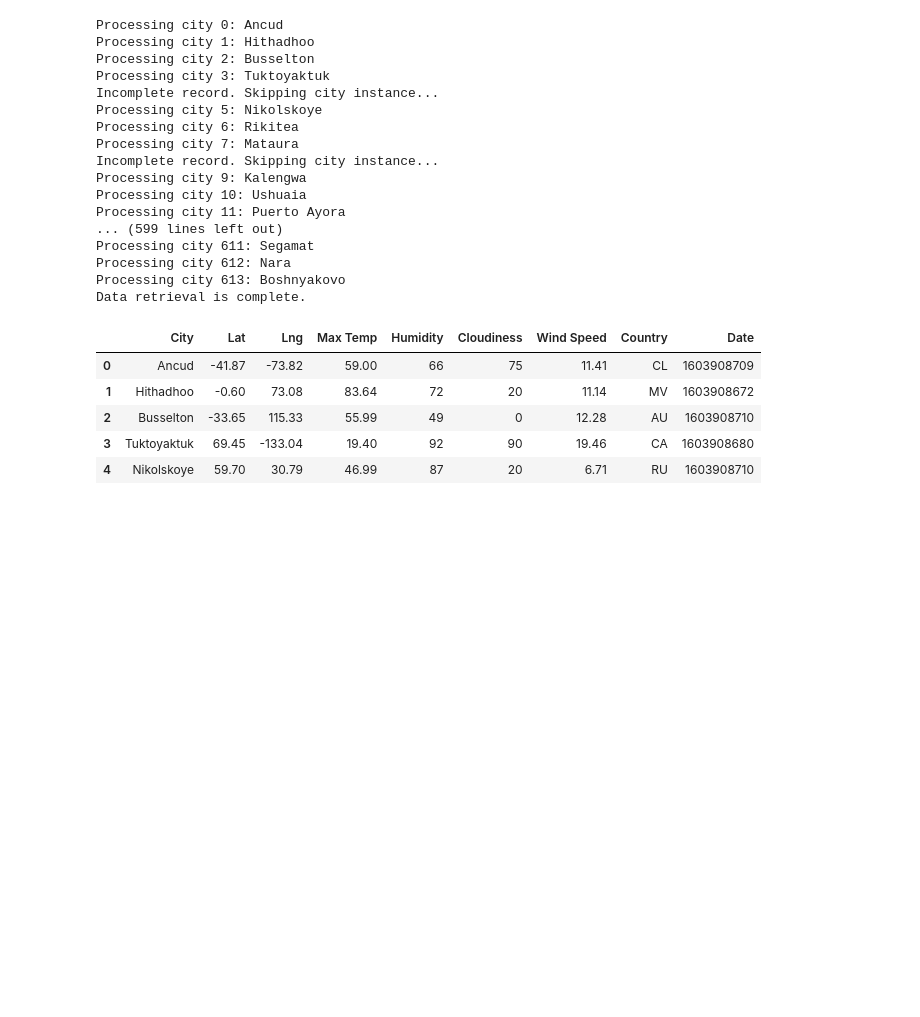
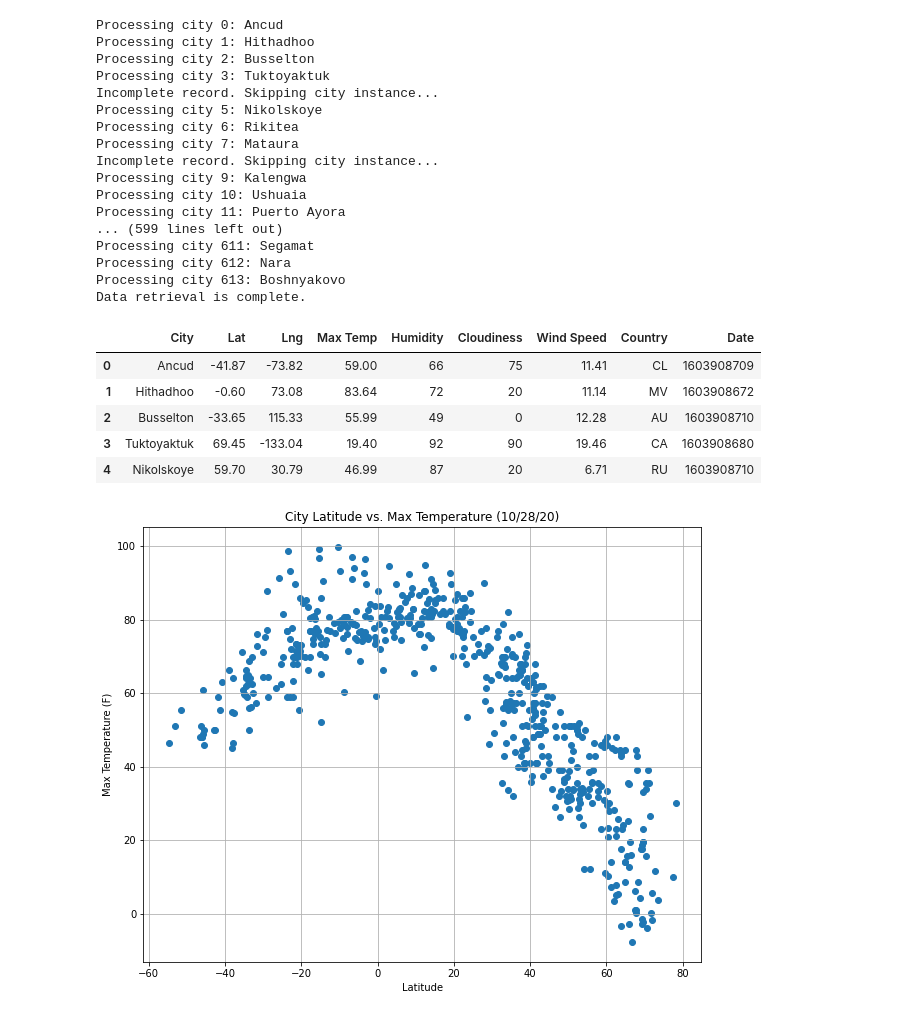
Before and after one commit to paloni-dotcom/Python-API-Challenge, a Jupyter notebook: WeatherPy/WeatherPy.ipynb, the cells around one changed output. Saved outputs shown, nothing was run; the diff lists cells and outputs as text; code cells hidden in the pictures; blank space fills up the shorter version.

Commit message:
generated all scattered plots and saved images in a new image folder

```diff
--- a/WeatherPy/WeatherPy.ipynb
+++ b/WeatherPy/WeatherPy.ipynb
@@ -124,3 +124,23 @@ city_data_df.head()
 | 2 | Busselton | -33.65 | 115.33 | 55.99 | 49 | 0 | 12.28 | AU | 1603908710 |
 | 3 | Tuktoyaktuk | 69.45 | -133.04 | 19.40 | 92 | 90 | 19.46 | CA | 1603908680 |
 | 4 | Nikolskoye | 59.70 | 30.79 | 46.99 | 87 | 20 | 6.71 | RU | 1603908710 |
+# %%
+# Latitude vs. Temperature Plot
+
+lat = city_data_df["Lat"]
+max_temp = city_data_df["Max Temp"]
+humidity = city_data_df["Humidity"]
+cloudiness = city_data_df["Cloudiness"]
+wind_speed = city_data_df["Wind Speed"]
+
+plt.figure(figsize=(10,8))
+plt.scatter(lat, max_temp, linewidths=1, marker="o")
+
+plt.title("City Latitude vs. Max Temperature (%s)" % time.strftime("%x"))
+plt.xlabel("Latitude")
+plt.ylabel("Max Temperature (F)")
+plt.grid(True)
+
+plt.savefig("Images/fig1.png")
+# %% [output]
+[figure, added]
```
Also changed, not shown: parts of 3 cells of this notebook, 4 other files.
